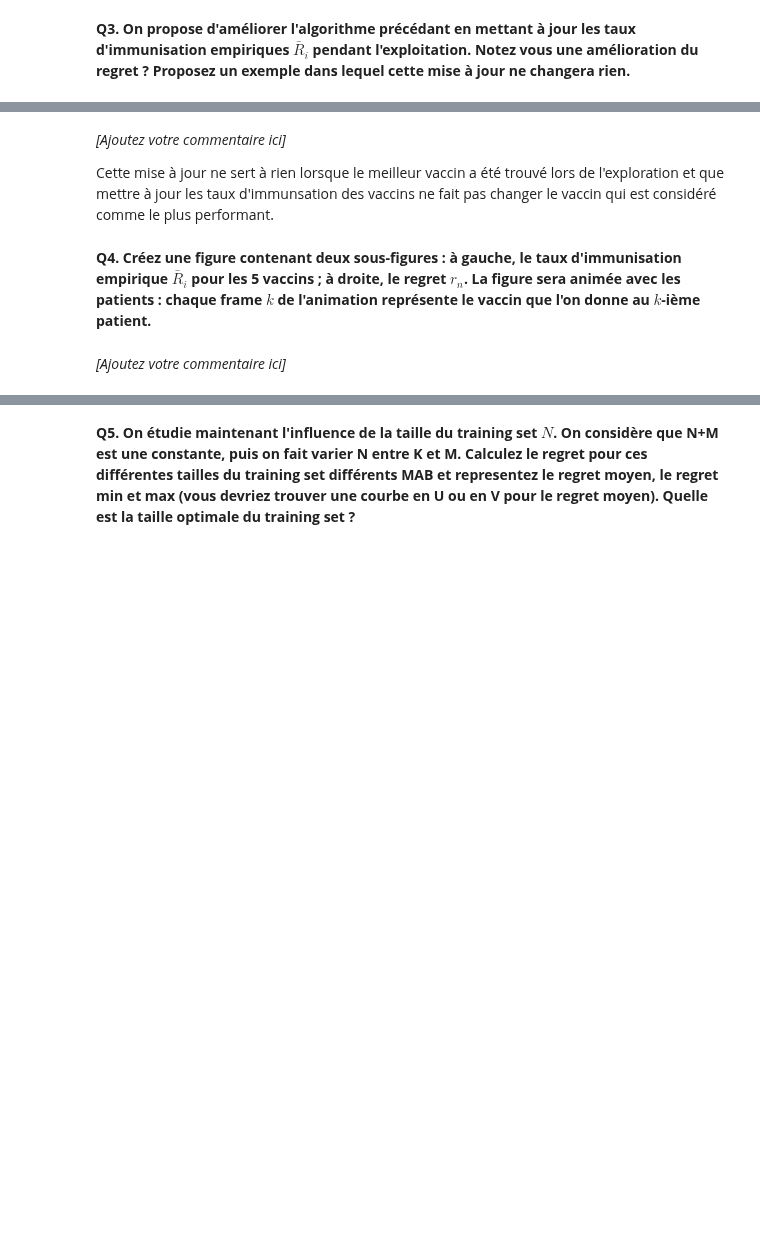
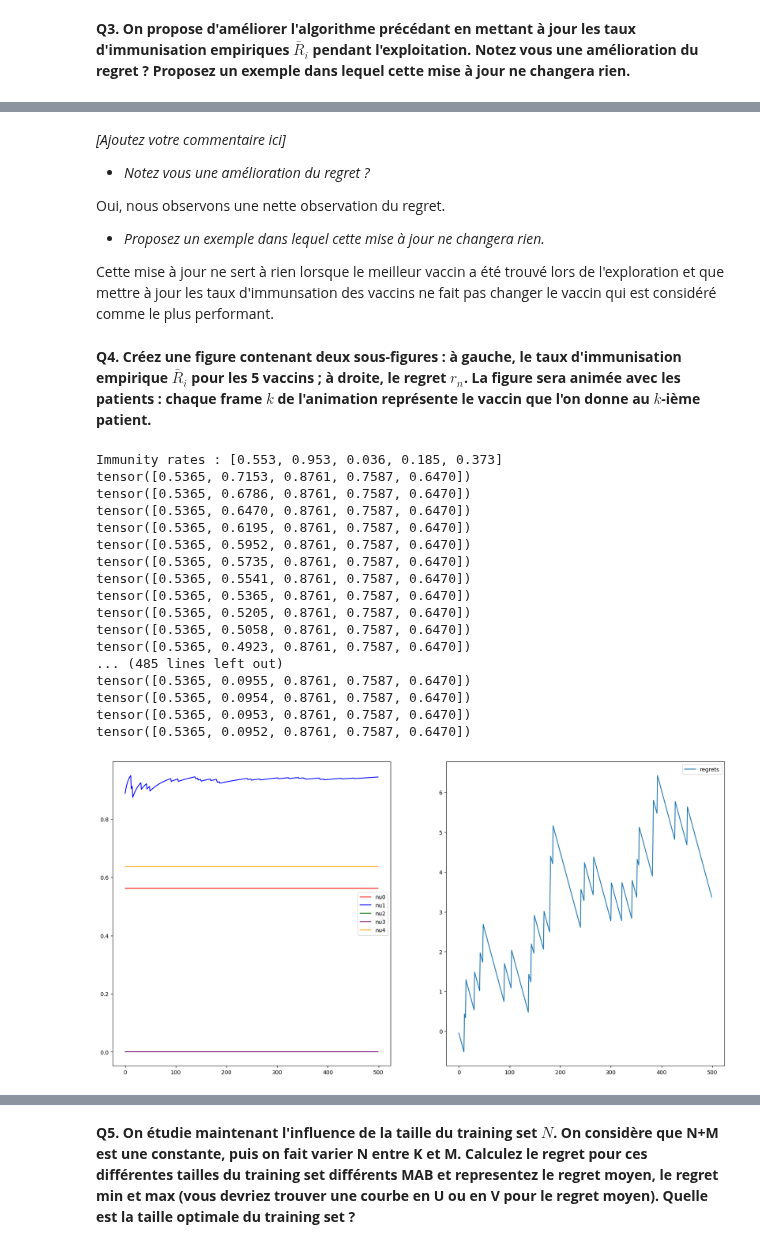
Before and after one commit to Nedartemis/rl-tp1-bandit-manchot, a Jupyter notebook: C1 TP MAB.ipynb, the cells around one changed output, grey strips where cells are left out. Cells and saved outputs as stored; diff of their text form; code cells hidden in the pictures; blank space fills up the shorter version.

```diff
--- a/C1 TP MAB.ipynb
+++ b/C1 TP MAB.ipynb
@@ -354,8 +399,68 @@ std_exploitation_regrets rate : tensor(0.0283)
 # %% [markdown]
 *[Ajoutez votre commentaire ici]*
 
+- *Notez vous une amélioration du regret ?*
+
+Oui, nous observons une nette observation du regret.
+
+- *Proposez un exemple dans lequel cette mise à jour ne changera rien.*
+
 Cette mise à jour ne sert à rien lorsque le meilleur vaccin a été trouvé lors de l'exploration et que mettre à jour les taux d'immunsation des vaccins ne fait pas changer le vaccin qui est considéré comme le plus performant.
 # %% [markdown]
 **Q4. Créez une figure contenant deux sous-figures : à gauche, le taux d'immunisation empirique $\bar{R}_i$ pour les 5 vaccins ; à droite, le regret $r_n$. La figure sera animée avec les patients : chaque frame $k$ de l'animation représente le vaccin que l'on donne au $k$-ième patient.**
-# %% [markdown]
-*[Ajoutez votre commentaire ici]*
+# %%
+def simulation(MAB : List[ArmBernoulli], n_patients_exploration : int, n_patients_exploitation : int, add_bias : bool) -> Tuple[torch.Tensor, torch.Tensor, torch.Tensor]:
+    """
+    Returns:
+        Tuple[torch.Tensor, torch.Tensor, torch.Tensor]: The immune rate for all vaccin at each iteration, , the regret at each iteration
+    """
+
+    # exploration
+    vaccins_used, Rk = exploration(MAB, n_patients_exploration)
+
+    # get the real best vaccin
+    real_best_vaccin = np.array([arm.immunity_rate for arm in MAB]).argmax()
+    log("real best vaccin :", real_best_vaccin)
+
+    # exploitation
+    return exploitation_update_immune_rate(MAB, vaccins_used, Rk, n_patients_exploitation, real_best_vaccin, add_bias)
+
+def plot_a_simulation(MAB : List[ArmBernoulli], n_patients_exploration : int = N, n_patients_exploitation : int = M, add_bias : bool = False) -> None:
+
+    print("Immunity rates :", [round(arm.immunity_rate.item(), 3) for arm in MAB])
+
+    list_Ris, list_Ris_with_bias, regrets = simulation(MAB, n_patients_exploration, n_patients_exploitation, add_bias)
+
+    # store Tensor in a dataframe
+    df_Ris = pd.DataFrame(list_Ris, columns=[f"nu{i}" for i in range(len(MABs[0]))])
+    df_Ris_with_bias = pd.DataFrame(list_Ris_with_bias, columns=[f"nu{i}_bias" for i in range(len(MABs[0]))])
+    df_regrets = pd.DataFrame(regrets, columns=["regrets"])
+
+    _, axes = plt.subplots(1, 2, figsize=(20, 10))
+    colors=["red", "blue", "green", "purple", "orange"]
+    df_Ris.plot(kind="line", ax=axes[0], color=colors)
+    if add_bias:
+        df_Ris_with_bias.plot(kind="line", ax=axes[0], linestyle='--', color=colors)
+    df_regrets.plot(kind="line", ax=axes[1])
+# %%
+# The vaccin used does not changes because the best vaccin is way much too good.
+plot_a_simulation(MAB=MABs[0])
+# %% [output]
+Immunity rates : [0.553, 0.953, 0.036, 0.185, 0.373]
+tensor([0.5365, 0.7153, 0.8761, 0.7587, 0.6470])
+tensor([0.5365, 0.6786, 0.8761, 0.7587, 0.6470])
+tensor([0.5365, 0.6470, 0.8761, 0.7587, 0.6470])
+tensor([0.5365, 0.6195, 0.8761, 0.7587, 0.6470])
+tensor([0.5365, 0.5952, 0.8761, 0.7587, 0.6470])
+tensor([0.5365, 0.5735, 0.8761, 0.7587, 0.6470])
+tensor([0.5365, 0.5541, 0.8761, 0.7587, 0.6470])
+tensor([0.5365, 0.5365, 0.8761, 0.7587, 0.6470])
+tensor([0.5365, 0.5205, 0.8761, 0.7587, 0.6470])
+tensor([0.5365, 0.5058, 0.8761, 0.7587, 0.6470])
+tensor([0.5365, 0.4923, 0.8761, 0.7587, 0.6470])
+... (485 lines left out)
+tensor([0.5365, 0.0955, 0.8761, 0.7587, 0.6470])
+tensor([0.5365, 0.0954, 0.8761, 0.7587, 0.6470])
+tensor([0.5365, 0.0953, 0.8761, 0.7587, 0.6470])
+tensor([0.5365, 0.0952, 0.8761, 0.7587, 0.6470])
+[figure, added]
```
Also changed, not shown: parts of 26 cells of this notebook.
